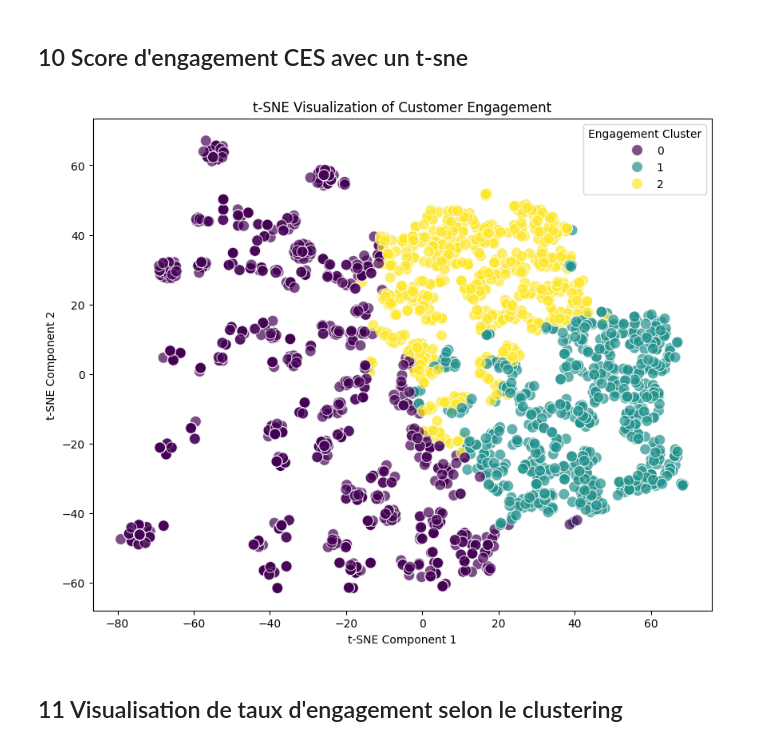
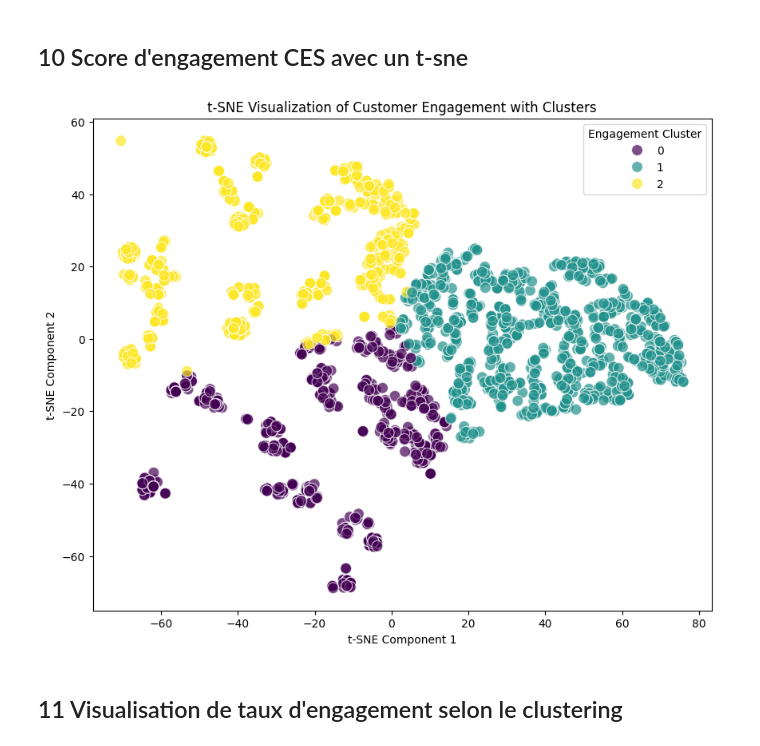
Before and after one commit to Jmuhleman/BUI_2024, a Jupyter notebook: projet/exploration.ipynb, the cells around one changed output. Saved outputs shown, nothing was run; the diff lists cells and outputs as text; code cells hidden in the pictures.

```diff
--- a/projet/exploration.ipynb
+++ b/projet/exploration.ipynb
@@ -612,36 +606,49 @@ ROC AUC Score: 0.9991
 # %% [markdown]
 ## 10 Score d'engagement CES avec un t-sne
 # %%
-from sklearn.preprocessing import StandardScaler
+from sklearn.preprocessing import StandardScaler, MinMaxScaler
 from sklearn.manifold import TSNE
+from sklearn.cluster import KMeans
 import matplotlib.pyplot as plt
 import seaborn as sns
 
 # Select relevant engagement features from the dataset
 engagement_features = final_df[['NumWebPurchases', 'NumCatalogPurchases', 'NumStorePurchases', 'NumWebVisitsMonth']]
 
 # Standardize the engagement features
 scaler = StandardScaler()
 engagement_scaled = scaler.fit_transform(engagement_features)
 
 # Apply t-SNE for dimensionality reduction to 2D
 tsne = TSNE(n_components=2, random_state=42)
 engagement_tsne = tsne.fit_transform(engagement_scaled)
 
 # Create new columns for t-SNE coordinates
 final_df['TSNE1'] = engagement_tsne[:, 0]
 final_df['TSNE2'] = engagement_tsne[:, 1]
 
+# Perform clustering directly on the t-SNE output
+kmeans = KMeans(n_clusters=3, random_state=42)  # Adjust n_clusters as needed
+final_df['EngagementCluster'] = kmeans.fit_predict(engagement_tsne)  # Use t-SNE data for clustering
+
 # Visualize the t-SNE results
 plt.figure(figsize=(10, 8))
-sns.scatterplot(x='TSNE1', y='TSNE2', hue='EngagementCluster', data=final_df, palette='viridis', s=100, alpha=0.7)
-plt.title('t-SNE Visualization of Customer Engagement')
+sns.scatterplot(
+    x='TSNE1',
+    y='TSNE2',
+    hue='EngagementCluster',
+    data=final_df,
+    palette='viridis',
+    s=100,
+    alpha=0.7
+)
+plt.title('t-SNE Visualization of Customer Engagement with Clusters')
 plt.xlabel('t-SNE Component 1')
 plt.ylabel('t-SNE Component 2')
 plt.legend(title='Engagement Cluster')
 plt.show()
 # %% [output]
-[figure, old version]
+[figure, new version]
 # %% [markdown]
 ## 11 Visualisation de taux d'engagement selon le clustering
 # %%
```
Also changed, not shown: parts of 5 cells of this notebook.
